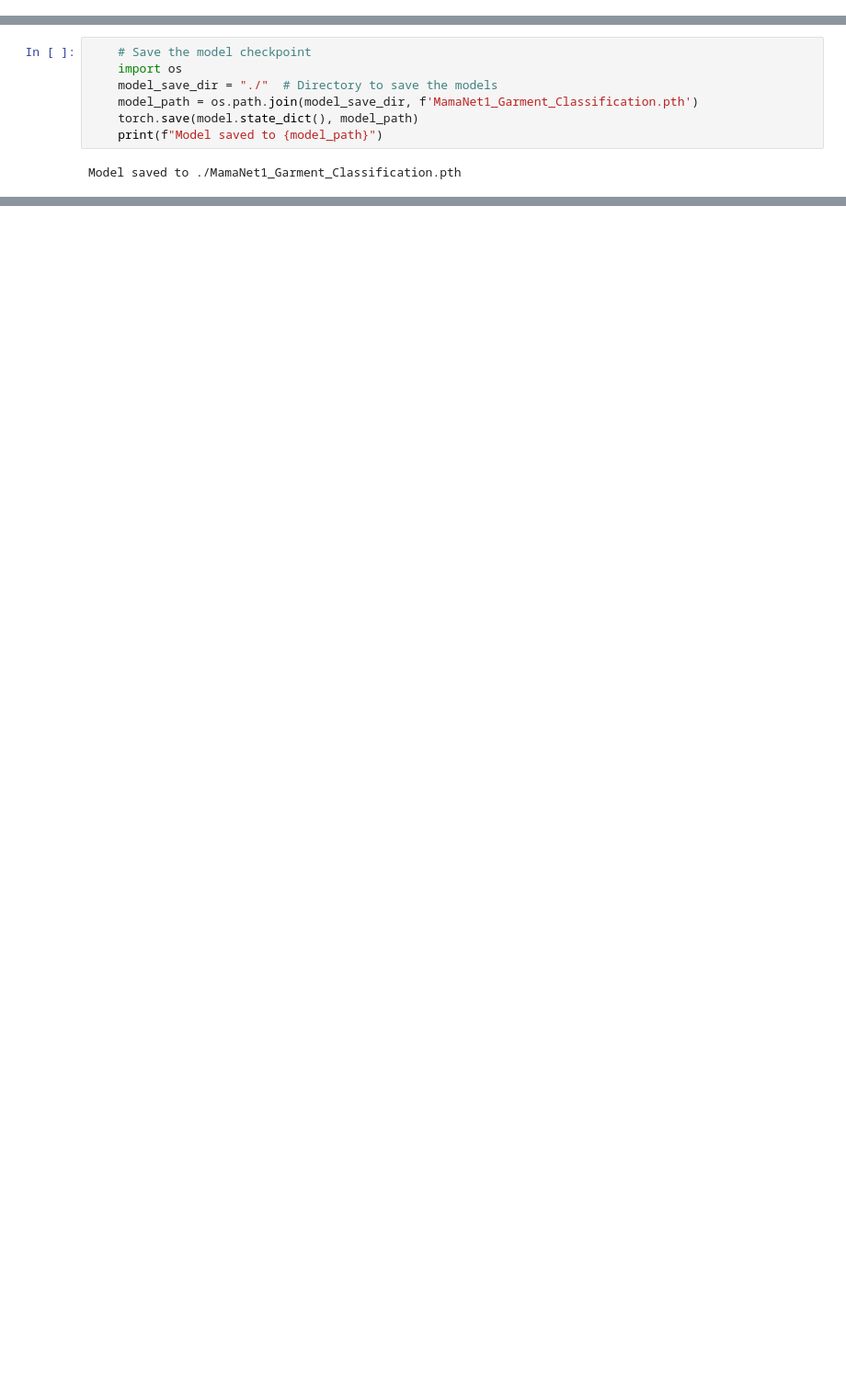
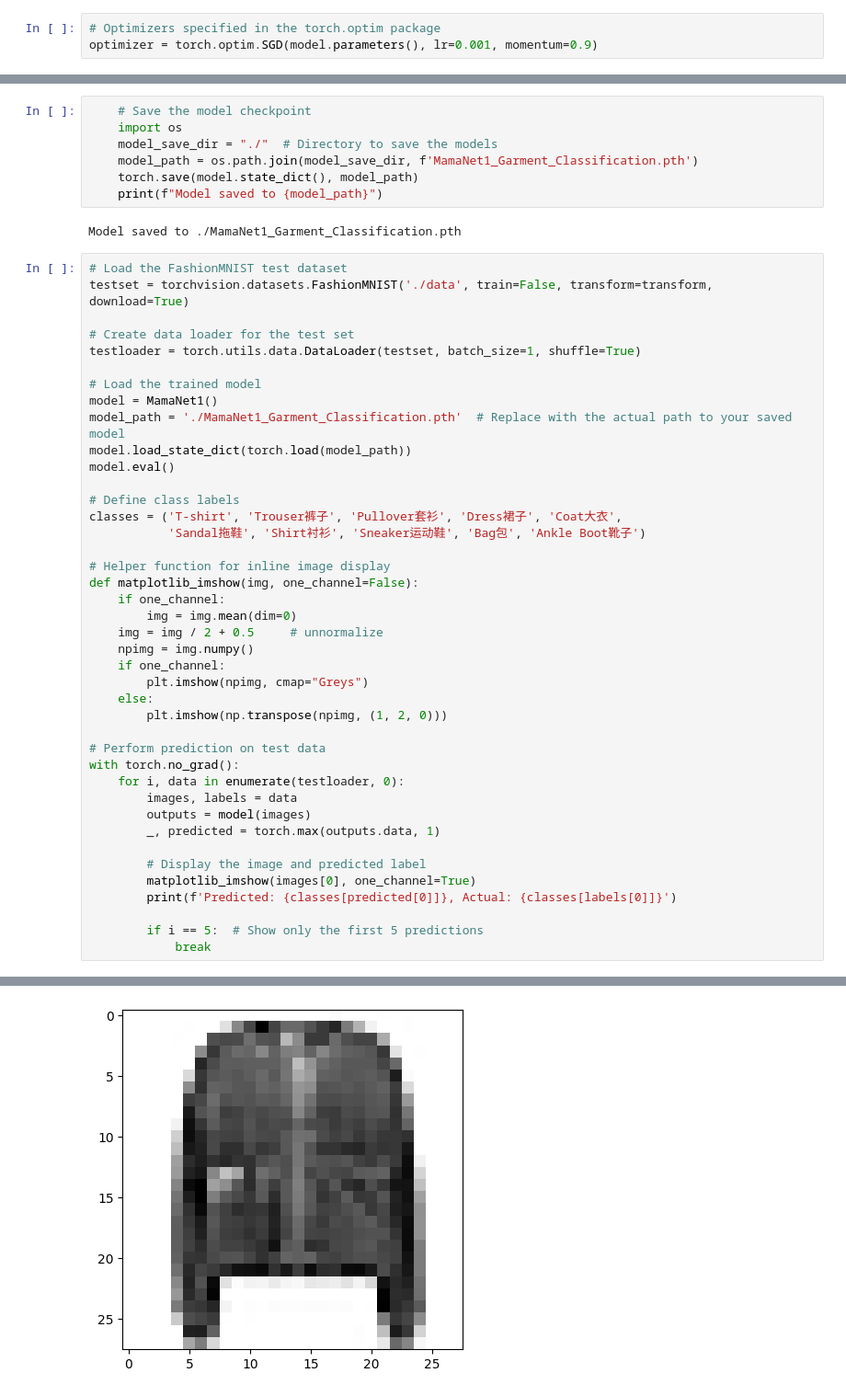
Before and after one commit to algmon/suanfamama-wei-research, a Jupyter notebook: src/MamaNet1_Garment_Classification_Training.ipynb, the cells around one changed output, grey strips where cells are left out. Shown at 92% size. Drawn from its saved outputs; the diff is of its cells as text; blank space fills up the shorter version.

Commit message:
ADD MamaNet1 Garment Classification Training - Notebook & Script

```diff
--- a/src/MamaNet1_Garment_Classification_Training.ipynb
+++ b/src/MamaNet1_Garment_Classification_Training.ipynb
@@ -123,3 +139,6 @@ Total loss for this batch: 2.1179494857788086
+# %%
+# Optimizers specified in the torch.optim package
+optimizer = torch.optim.SGD(model.parameters(), lr=0.001, momentum=0.9)
 # %%
 def train_one_epoch(epoch_index, tb_writer):
     running_loss = 0.
@@ -230,3 +249,45 @@ LOSS train 2.306338446378708 valid 2.306988477706909
     print(f"Model saved to {model_path}")
 # %% [output]
 Model saved to ./MamaNet1_Garment_Classification.pth
+# %%
+# Load the FashionMNIST test dataset
+testset = torchvision.datasets.FashionMNIST('./data', train=False, transform=transform, download=True)
+
+# Create data loader for the test set
+testloader = torch.utils.data.DataLoader(testset, batch_size=1, shuffle=True)
+
+# Load the trained model
+model = MamaNet1()
+model_path = './MamaNet1_Garment_Classification.pth'  # Replace with the actual path to your saved model
+model.load_state_dict(torch.load(model_path))
+model.eval()
+
+# Define class labels
+classes = ('T-shirt', 'Trouser裤子', 'Pullover套衫', 'Dress裙子', 'Coat大衣',
+           'Sandal拖鞋', 'Shirt衬衫', 'Sneaker运动鞋', 'Bag包', 'Ankle Boot靴子')
+
+# Helper function for inline image display
+def matplotlib_imshow(img, one_channel=False):
+    if one_channel:
+        img = img.mean(dim=0)
+    img = img / 2 + 0.5     # unnormalize
+    npimg = img.numpy()
+    if one_channel:
+        plt.imshow(npimg, cmap="Greys")
+    else:
+        plt.imshow(np.transpose(npimg, (1, 2, 0)))
+
+# Perform prediction on test data
+with torch.no_grad():
+    for i, data in enumerate(testloader, 0):
+        images, labels = data
+        outputs = model(images)
+        _, predicted = torch.max(outputs.data, 1)
+
+        # Display the image and predicted label
+        matplotlib_imshow(images[0], one_channel=True)
+        print(f'Predicted: {classes[predicted[0]]}, Actual: {classes[labels[0]]}')
+
+        if i == 5:  # Show only the first 5 predictions
+            break
+# %% [output]
@@ -232,0 +300 @@ Model saved to ./MamaNet1_Garment_Classification.pth
+[figure, added]
```
Also changed, not shown: parts of 5 cells of this notebook, 1 other file.
